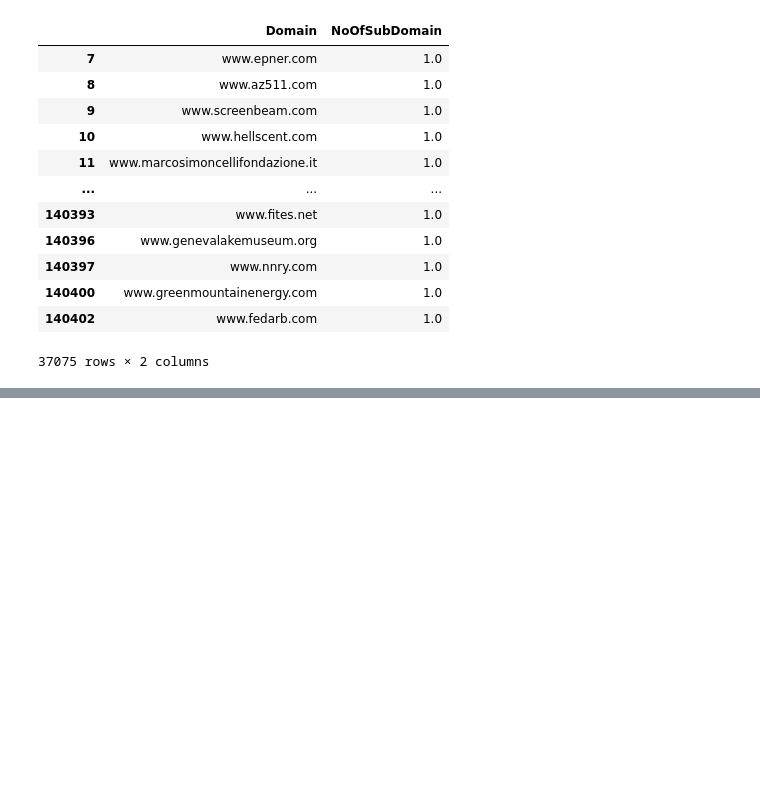
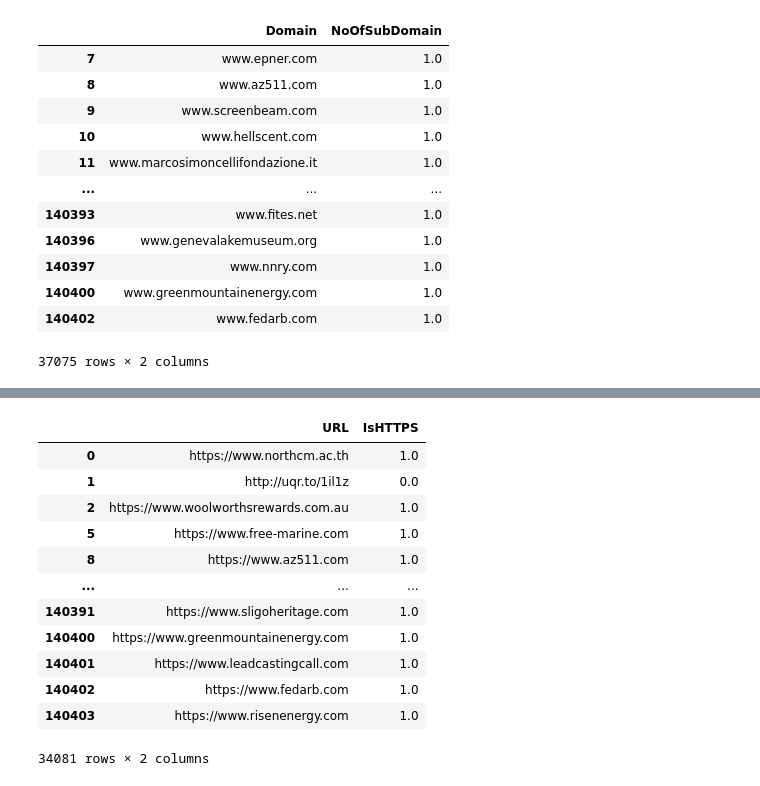
Before and after one commit to JuanSign/PhiUSIIL_Predictions, a Jupyter notebook: src/Analysis.ipynb, the cells around one changed output, grey strips where cells are left out. Drawn from its saved outputs; the diff is of its cells as text; code cells hidden in the pictures; blank space fills up the shorter version.

```diff
--- a/src/Analysis.ipynb
+++ b/src/Analysis.ipynb
@@ -252,0 +251,30 @@ data.loc[data['URL'].notna() & data['CharContinuationRate'].isna(), 'CharContinu
+# %%
+# IsHTTPS
+URL_IsHTTPS = data[data['URL'].notna() & data['IsHTTPS'].isna()]['URL'].to_list()
+
+# script
+def IsHTTPSCheck(obj):
+    try:
+        if urlparse(str(obj)).scheme == "https":
+            return 1
+        else: return 0
+    except Exception as e:
+        return 0
+data.loc[data['URL'].notna() & data['IsHTTPS'].isna(), 'IsHTTPS'] = data['URL'].apply(IsHTTPSCheck)
+
+# preview
+data[data['URL'].isin(URL_IsHTTPS)][['URL', 'IsHTTPS']]
+# %% [output]
+|  | URL | IsHTTPS |
+| 0 | https://www.northcm.ac.th | 1.0 |
+| 1 | http://uqr.to/1il1z | 0.0 |
+| 2 | https://www.woolworthsrewards.com.au | 1.0 |
+| 5 | https://www.free-marine.com | 1.0 |
+| 8 | https://www.az511.com | 1.0 |
+| ... | ... | ... |
+| 140391 | https://www.sligoheritage.com | 1.0 |
+| 140400 | https://www.greenmountainenergy.com | 1.0 |
+| 140401 | https://www.leadcastingcall.com | 1.0 |
+| 140402 | https://www.fedarb.com | 1.0 |
+| 140403 | https://www.risenenergy.com | 1.0 |
+34081 rows × 2 columns
```
Also changed, not shown: parts of 9 cells of this notebook.
